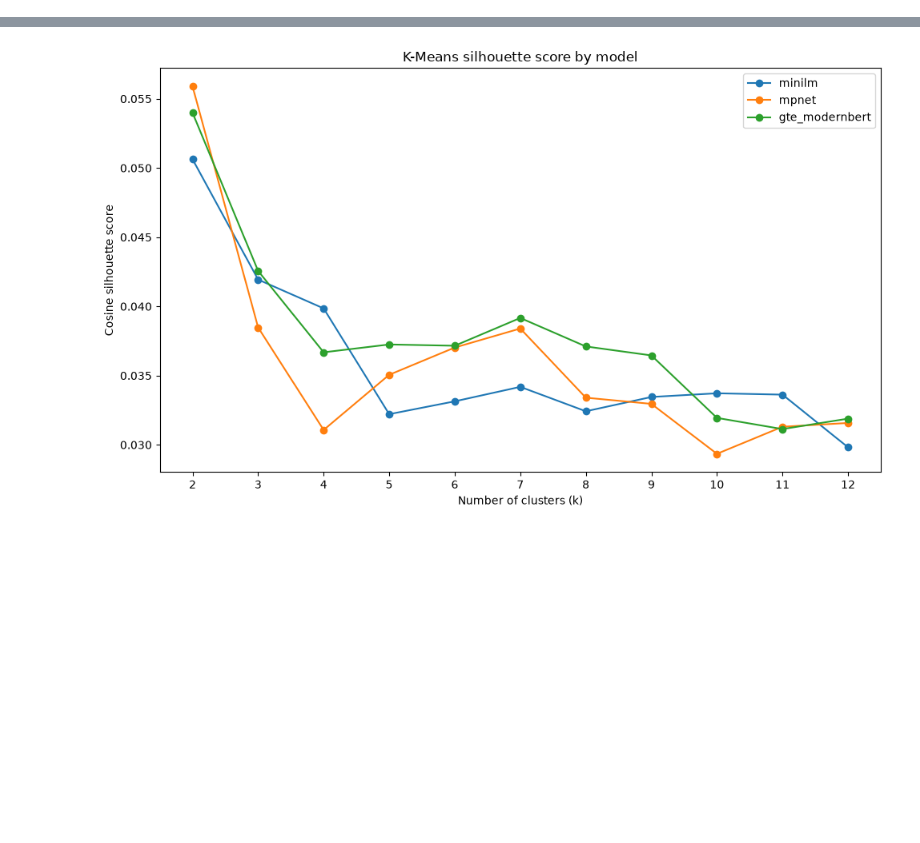
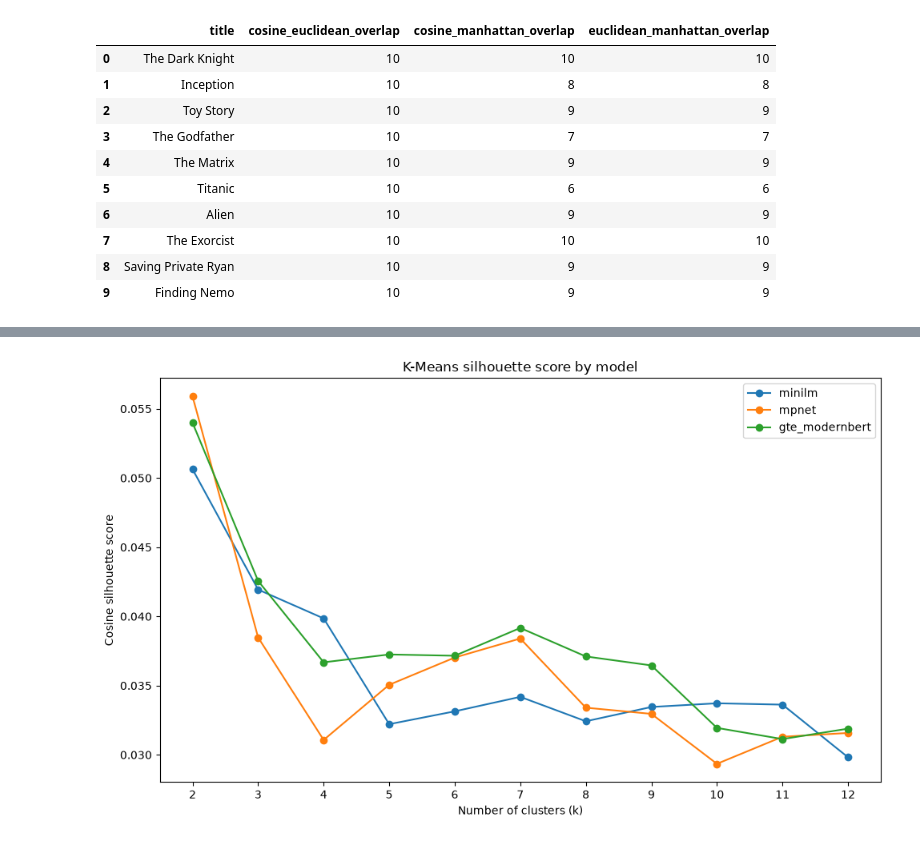
Before and after one commit to nikolabakic/IMDB_WEEK1_SIX, a Jupyter notebook: movie-embeddings-project/netebook4.ipynb, the cells around one changed output, grey strips where cells are left out. Cells and saved outputs as stored; diff of their text form; code cells hidden in the pictures; blank space fills up the shorter version.

```diff
--- a/movie-embeddings-project/netebook4.ipynb
+++ b/movie-embeddings-project/netebook4.ipynb
@@ -445,3 +60,93 @@ def calculate_top_k_overlap(
+# %%
+query_titles = [
+    "The Dark Knight",
+    "Inception",
+    "Toy Story",
+    "The Godfather",
+    "The Matrix",
+    "Titanic",
+    "Alien",
+    "The Exorcist",
+    "Saving Private Ryan",
+    "Finding Nemo",
+]
+# %%
+comparison_rows = []
+
+for title in query_titles:
+    query_index = movies_df[
+        movies_df["title"].str.casefold() == title.casefold()
+    ].index[0]
+
+    query_embedding = gte_embeddings[
+        query_index
+    ].reshape(1, -1)
+
+    cosine_scores = cosine_similarity(
+        query_embedding,
+        gte_embeddings,
+    )[0]
+
+    euclidean_scores = euclidean_distances(
+        query_embedding,
+        gte_embeddings,
+    )[0]
+
+    manhattan_scores = manhattan_distances(
+        query_embedding,
+        gte_embeddings,
+    )[0]
+
+    cosine_scores[query_index] = -1
+    euclidean_scores[query_index] = np.inf
+    manhattan_scores[query_index] = np.inf
+
+    cosine_indices = cosine_scores.argsort()[::-1][:10]
+    euclidean_indices = euclidean_scores.argsort()[:10]
+    manhattan_indices = manhattan_scores.argsort()[:10]
+
+    cosine_set = set(
+        movies_df.iloc[cosine_indices]["movie_id"]
+    )
+
+    euclidean_set = set(
+        movies_df.iloc[euclidean_indices]["movie_id"]
+    )
+
+    manhattan_set = set(
+        movies_df.iloc[manhattan_indices]["movie_id"]
+    )
+
+    comparison_rows.append(
+        {
+            "title": title,
+            "cosine_euclidean_overlap": len(
+                cosine_set & euclidean_set
+            ),
+            "cosine_manhattan_overlap": len(
+                cosine_set & manhattan_set
+            ),
+            "euclidean_manhattan_overlap": len(
+                euclidean_set & manhattan_set
+            ),
+        }
+    )
+
+metric_overlap_df = pd.DataFrame(comparison_rows)
+
+display(metric_overlap_df)
+# %% [output]
+|  | title | cosine_euclidean_overlap | cosine_manhattan_overlap | euclidean_manhattan_overlap |
+| 0 | The Dark Knight | 10 | 10 | 10 |
+| 1 | Inception | 10 | 8 | 8 |
+| 2 | Toy Story | 10 | 9 | 9 |
+| 3 | The Godfather | 10 | 7 | 7 |
+| 4 | The Matrix | 10 | 9 | 9 |
+| 5 | Titanic | 10 | 6 | 6 |
+| 6 | Alien | 10 | 9 | 9 |
+| 7 | The Exorcist | 10 | 10 | 10 |
+| 8 | Saving Private Ryan | 10 | 9 | 9 |
+| 9 | Finding Nemo | 10 | 9 | 9 |
 # %%
 from sklearn.cluster import KMeans
 from sklearn.metrics import silhouette_score
```
Also changed, not shown: parts of 15 cells of this notebook, 5 other files.
